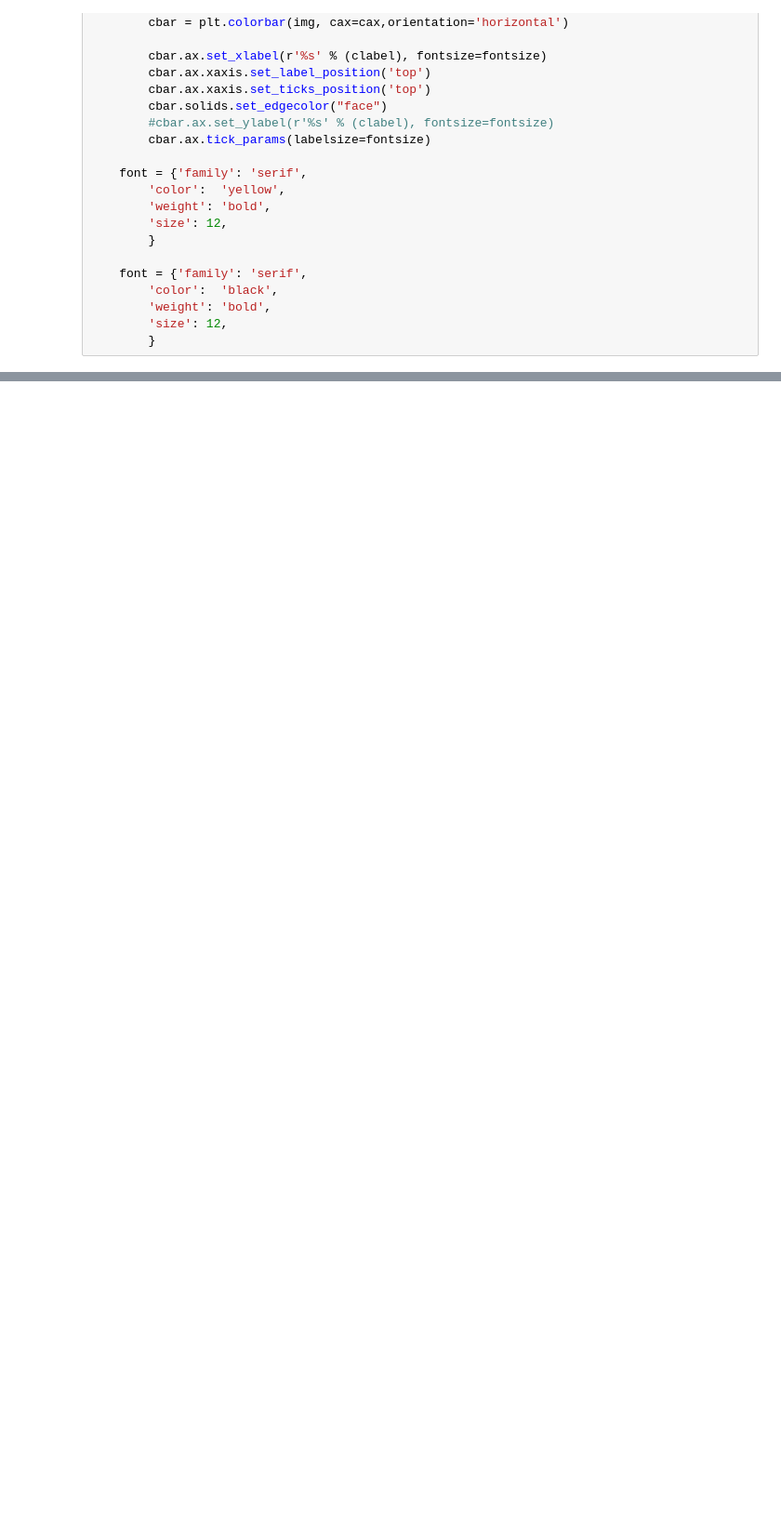
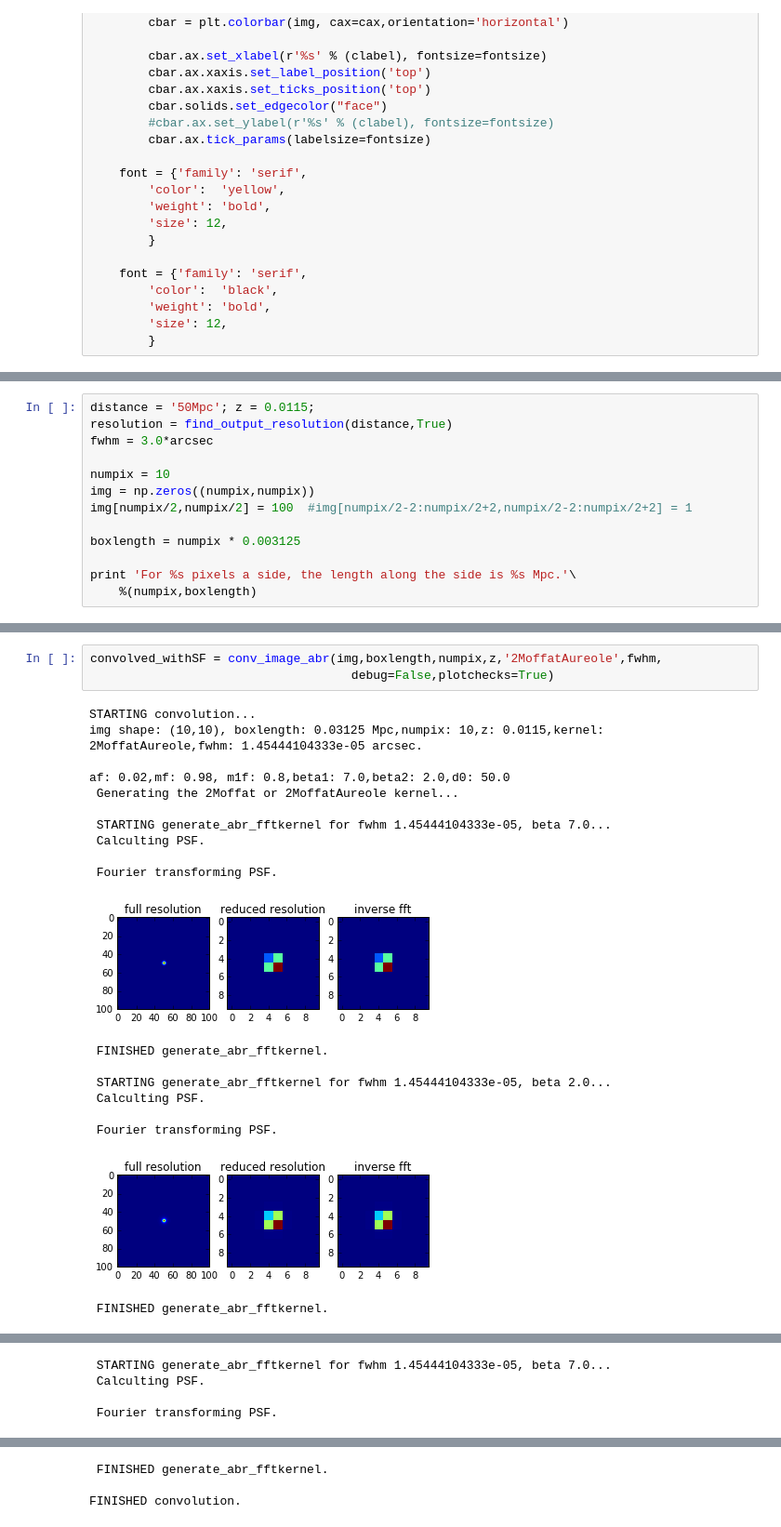
Before and after one commit to lokhorst/HalphaScripts, a Jupyter notebook: EagleSimScripts/psf_image_conv_compareSFandnonSR.ipynb, the cells around one changed output, grey strips where cells are left out. Shown at 93% size. Drawn from its saved outputs; the diff is of its cells as text; blank space fills up the shorter version.

```diff
--- a/EagleSimScripts/psf_image_conv_compareSFandnonSR.ipynb
+++ b/EagleSimScripts/psf_image_conv_compareSFandnonSR.ipynb
@@ -289,0 +346,13 @@ def makemap(data,size,ax,colmap='viridis',xystarts = [0.,0.],title = '',colorbar
+# %%
+distance = '50Mpc'; z = 0.0115;
+resolution = find_output_resolution(distance,True)
+fwhm = 3.0*arcsec
+
+numpix = 10
+img = np.zeros((numpix,numpix))
+img[numpix/2,numpix/2] = 100  #img[numpix/2-2:numpix/2+2,numpix/2-2:numpix/2+2] = 1
+
+boxlength = numpix * 0.003125
+
+print 'For %s pixels a side, the length along the side is %s Mpc.'\
+    %(numpix,boxlength)
@@ -289,0 +362,23 @@ def makemap(data,size,ax,colmap='viridis',xystarts = [0.,0.],title = '',colorbar
+# %%
+convolved_withSF = conv_image_abr(img,boxlength,numpix,z,'2MoffatAureole',fwhm,
+                                    debug=False,plotchecks=True)
+# %% [output]
+STARTING convolution...
+img shape: (10,10), boxlength: 0.03125 Mpc,numpix: 10,z: 0.0115,kernel: 2MoffatAureole,fwhm: 1.45444104333e-05 arcsec.
+
+af: 0.02,mf: 0.98, m1f: 0.8,beta1: 7.0,beta2: 2.0,d0: 50.0
+ Generating the 2Moffat or 2MoffatAureole kernel...
+
+ STARTING generate_abr_fftkernel for fwhm 1.45444104333e-05, beta 7.0...
+ Calculting PSF.
+
+ Fourier transforming PSF.
+[figure, added]
+ FINISHED generate_abr_fftkernel.
+
+ STARTING generate_abr_fftkernel for fwhm 1.45444104333e-05, beta 2.0...
+ Calculting PSF.
+
+ Fourier transforming PSF.
+[figure, added]
+ FINISHED generate_abr_fftkernel.
@@ -289,0 +386,4 @@ def makemap(data,size,ax,colmap='viridis',xystarts = [0.,0.],title = '',colorbar
+ STARTING generate_abr_fftkernel for fwhm 1.45444104333e-05, beta 7.0...
+ Calculting PSF.
+
+ Fourier transforming PSF.
@@ -289,0 +391,3 @@ def makemap(data,size,ax,colmap='viridis',xystarts = [0.,0.],title = '',colorbar
+ FINISHED generate_abr_fftkernel.
+
+FINISHED convolution.
```
Also changed, not shown: parts of 11 cells of this notebook, 7 other files.
